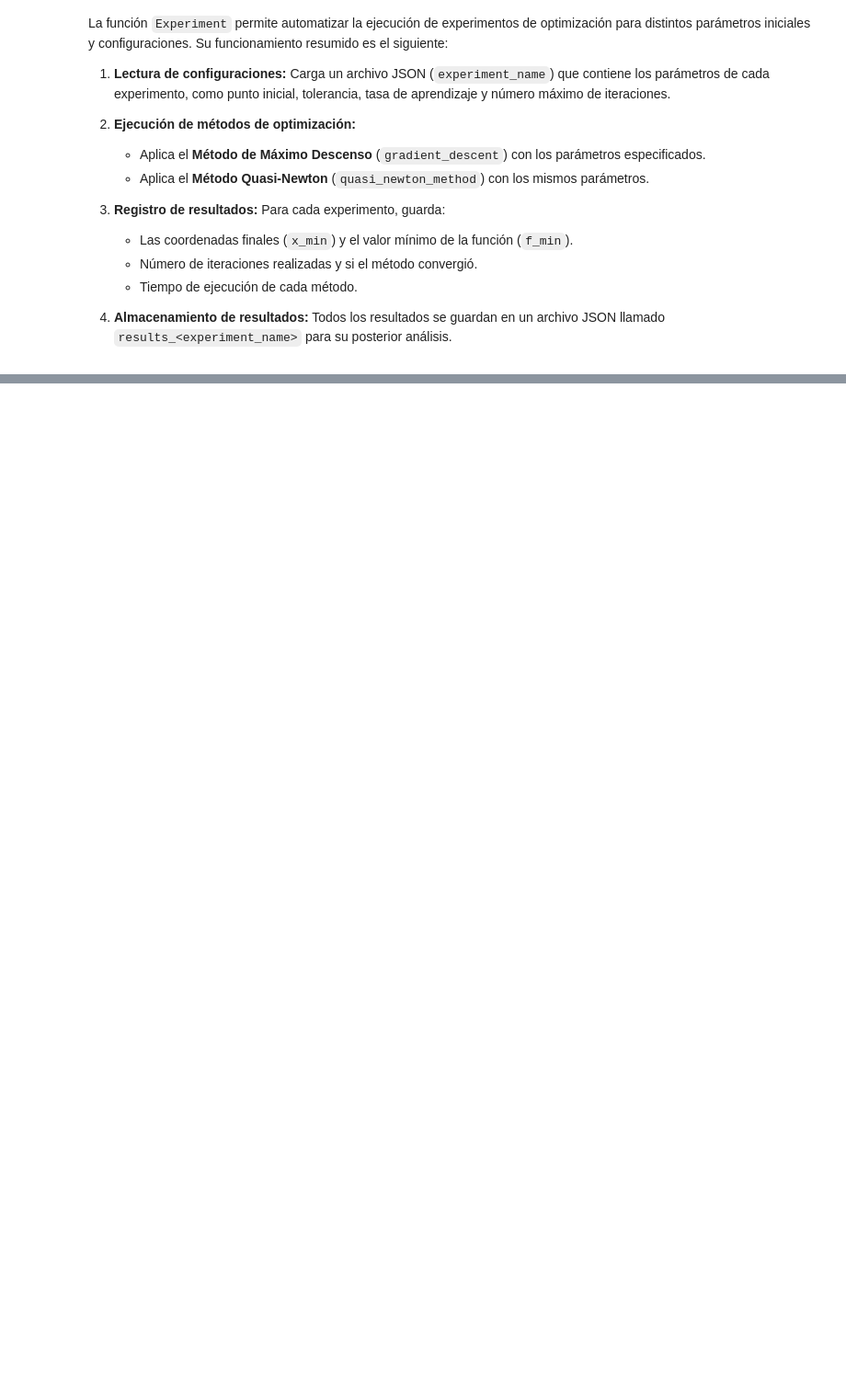
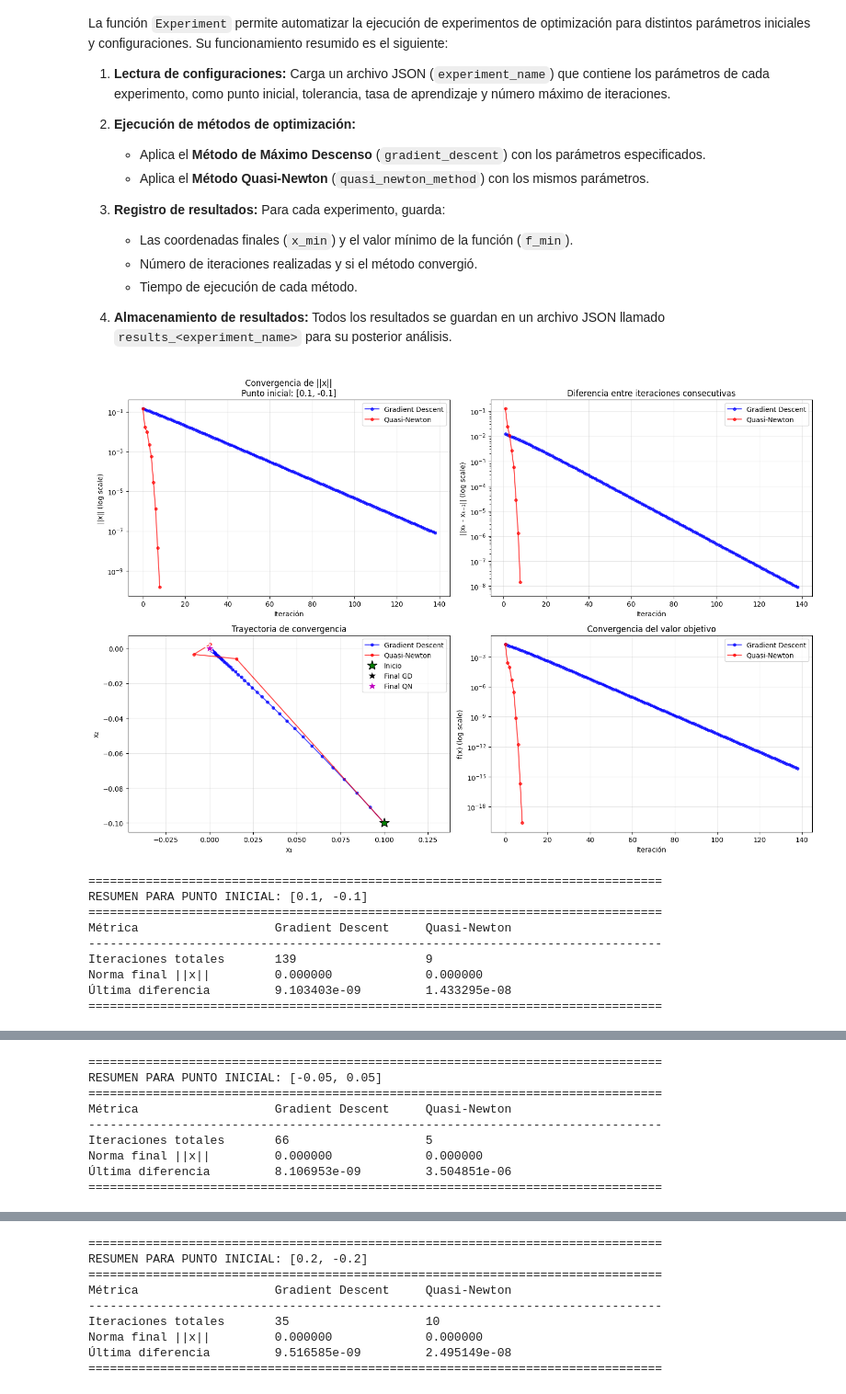
Before and after one commit to Bazan49/Proyecto-Investigativo-de-Optimizacion, a Jupyter notebook: Implementación/Implementación Métodos.ipynb, the cells around one changed output, grey strips where cells are left out. Shown at 92% size. Cells and saved outputs as stored; diff of their text form; code cells hidden in the pictures; blank space fills up the shorter version.

Commit message:
add: graphics

```diff
--- a/Implementación/Implementación Métodos.ipynb
+++ b/Implementación/Implementación Métodos.ipynb
@@ -167,6 +278,11 @@ def Experiment(experiment_name):
             tol=cfg["tol"],
             max_iter=cfg["max_iter"]
         )
+
+        history_gd_list = [x.tolist() for x in history_gd]
+        history_qn_list = [x.tolist() for x in history_qn]
+
+        plot_convergence(history_gd_list, history_qn_list, experiment_name, cfg["x0"])
 
         #Guardar ambos resultados
         resultados.append({
@@ -196,3 +312,16 @@ def Experiment(experiment_name):
         json.dump(resultados, f_out, indent=4)
 
     print("✅ Experimento completado.")
+# %%
+Experiment("exp1.json")
+# %% [output]
+[figure, added]
+================================================================================
+RESUMEN PARA PUNTO INICIAL: [0.1, -0.1]
+================================================================================
+Métrica                   Gradient Descent     Quasi-Newton
+--------------------------------------------------------------------------------
+Iteraciones totales       139                  9
+Norma final ||x||         0.000000             0.000000
+Última diferencia         9.103403e-09         1.433295e-08
+================================================================================
@@ -198,0 +329,9 @@ def Experiment(experiment_name):
+================================================================================
+RESUMEN PARA PUNTO INICIAL: [-0.05, 0.05]
+================================================================================
+Métrica                   Gradient Descent     Quasi-Newton
+--------------------------------------------------------------------------------
+Iteraciones totales       66                   5
+Norma final ||x||         0.000000             0.000000
+Última diferencia         8.106953e-09         3.504851e-06
+================================================================================
@@ -198,0 +339,9 @@ def Experiment(experiment_name):
+================================================================================
+RESUMEN PARA PUNTO INICIAL: [0.2, -0.2]
+================================================================================
+Métrica                   Gradient Descent     Quasi-Newton
+--------------------------------------------------------------------------------
+Iteraciones totales       35                   10
+Norma final ||x||         0.000000             0.000000
+Última diferencia         9.516585e-09         2.495149e-08
+================================================================================
```
Also changed, not shown: parts of 2 cells of this notebook, 3 other files.
